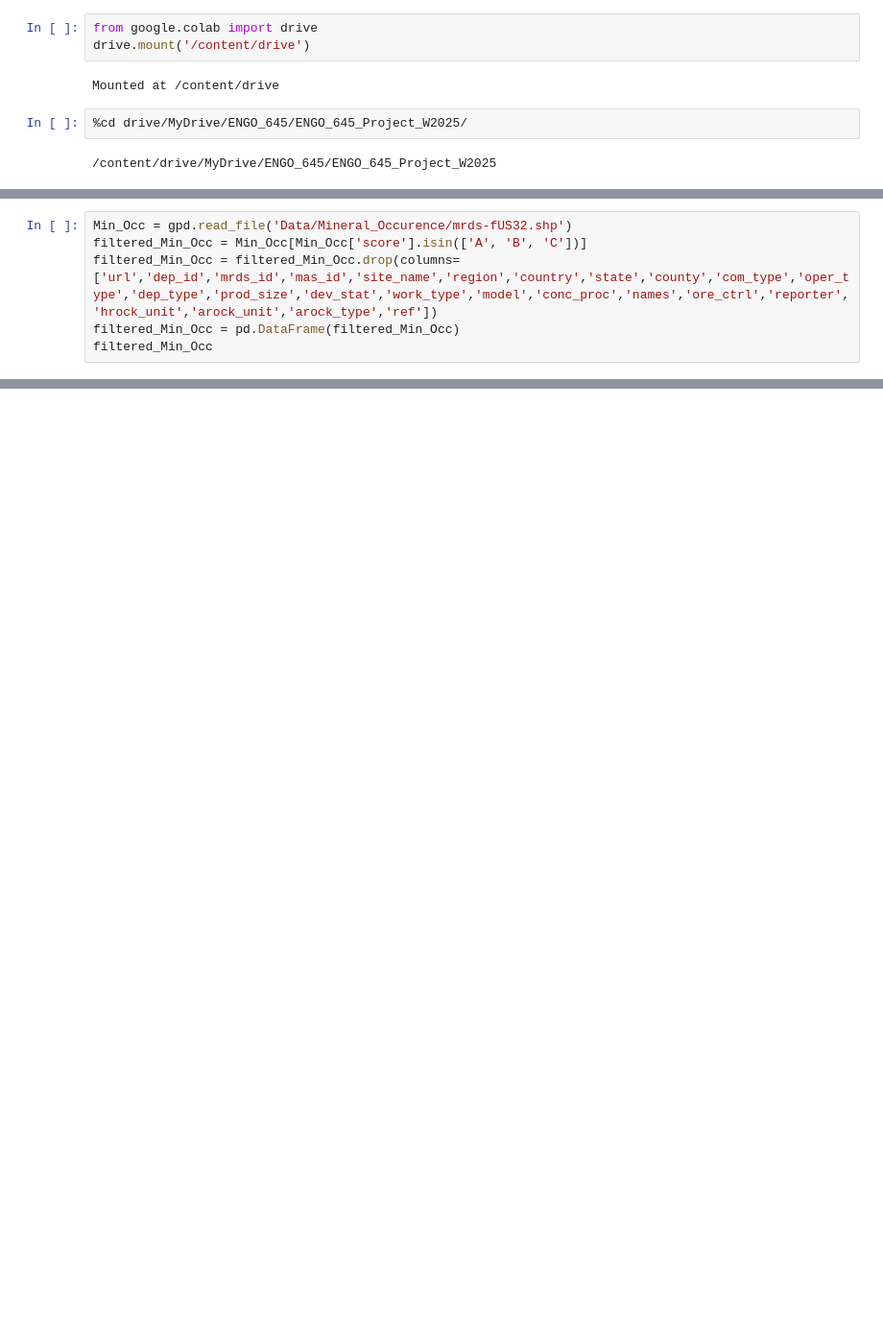
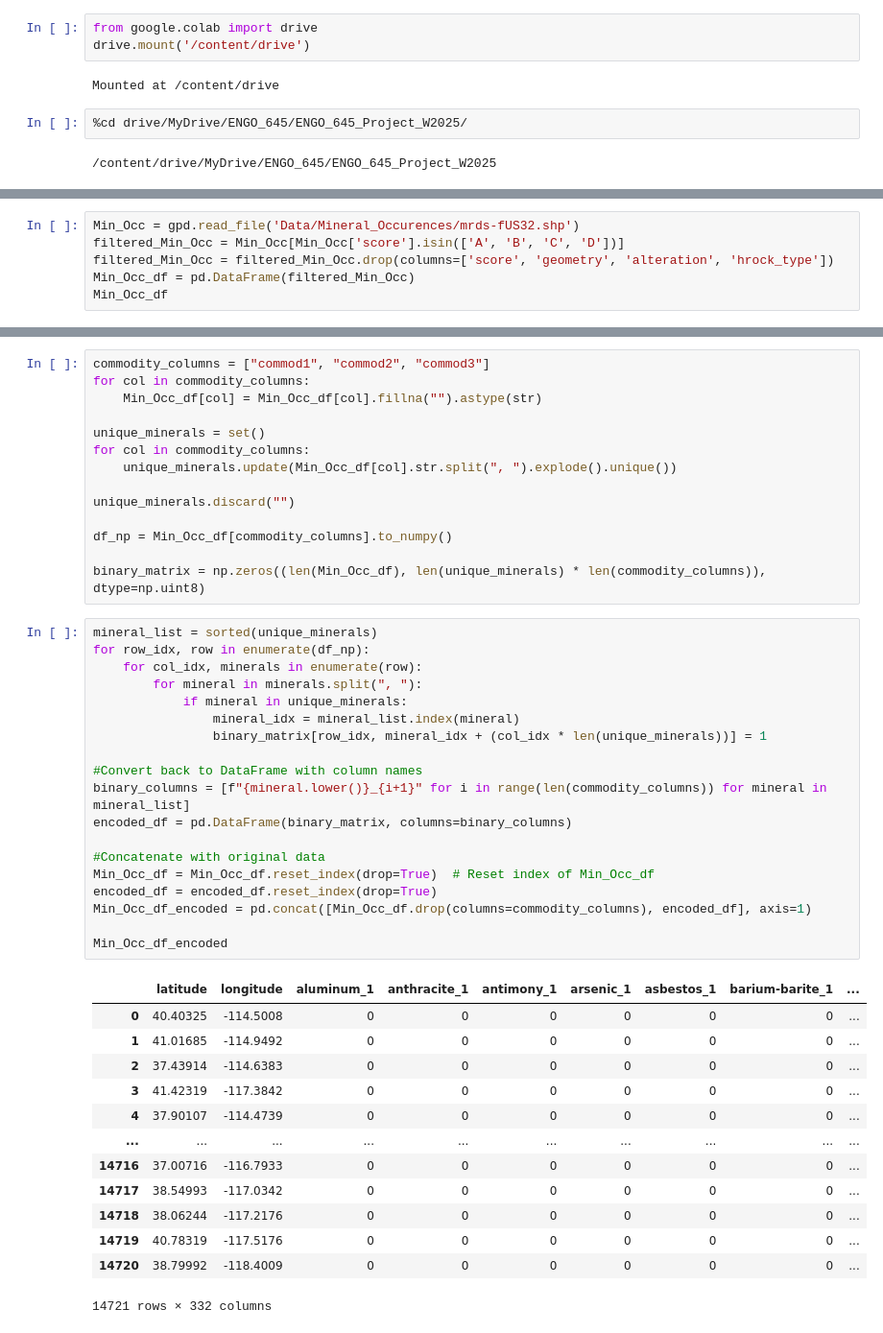
Before and after one commit to AnthonyKelly8/ENGO_645_Project_W2025, a Jupyter notebook: Data_Process.ipynb, the cells around one changed output, grey strips where cells are left out. Shown at 96% size. Saved outputs shown, nothing was run; the diff lists cells and outputs as text; blank space fills up the shorter version.

Commit message:
Preliminary model based on mineral occurence

```diff
--- a/Data_Process.ipynb
+++ b/Data_Process.ipynb
@@ -22,7 +24,7 @@ Mines_in_Nevada = gpd.sjoin(Mines, Nevada, how='inner', predicate='intersects')
 # %%
-Min_Occ = gpd.read_file('Data/Mineral_Occurence/mrds-fUS32.shp')
-filtered_Min_Occ = Min_Occ[Min_Occ['score'].isin(['A', 'B', 'C'])]
-filtered_Min_Occ = filtered_Min_Occ.drop(columns=['url','dep_id','mrds_id','mas_id','site_name','region','country','state','county','com_type','oper_type','dep_type','prod_size','dev_stat','work_type','model','conc_proc','names','ore_ctrl','reporter','hrock_unit','arock_unit','arock_type','ref'])
-filtered_Min_Occ = pd.DataFrame(filtered_Min_Occ)
-filtered_Min_Occ
+Min_Occ = gpd.read_file('Data/Mineral_Occurences/mrds-fUS32.shp')
+filtered_Min_Occ = Min_Occ[Min_Occ['score'].isin(['A', 'B', 'C', 'D'])]
+filtered_Min_Occ = filtered_Min_Occ.drop(columns=['score', 'geometry', 'alteration', 'hrock_type'])
+Min_Occ_df = pd.DataFrame(filtered_Min_Occ)
+Min_Occ_df
 # %% [output]
@@ -52,0 +44,47 @@ m
+# %%
+commodity_columns = ["commod1", "commod2", "commod3"]
+for col in commodity_columns:
+    Min_Occ_df[col] = Min_Occ_df[col].fillna("").astype(str)
+
+unique_minerals = set()
+for col in commodity_columns:
+    unique_minerals.update(Min_Occ_df[col].str.split(", ").explode().unique())
+
+unique_minerals.discard("")
+
+df_np = Min_Occ_df[commodity_columns].to_numpy()
+
+binary_matrix = np.zeros((len(Min_Occ_df), len(unique_minerals) * len(commodity_columns)), dtype=np.uint8)
+# %%
+mineral_list = sorted(unique_minerals)
+for row_idx, row in enumerate(df_np):
+    for col_idx, minerals in enumerate(row):
+        for mineral in minerals.split(", "):
+            if mineral in unique_minerals:
+                mineral_idx = mineral_list.index(mineral)
+                binary_matrix[row_idx, mineral_idx + (col_idx * len(unique_minerals))] = 1
+
+#Convert back to DataFrame with column names
+binary_columns = [f"{mineral.lower()}_{i+1}" for i in range(len(commodity_columns)) for mineral in mineral_list]
+encoded_df = pd.DataFrame(binary_matrix, columns=binary_columns)
+
+#Concatenate with original data
+Min_Occ_df = Min_Occ_df.reset_index(drop=True)  # Reset index of Min_Occ_df
+encoded_df = encoded_df.reset_index(drop=True)
+Min_Occ_df_encoded = pd.concat([Min_Occ_df.drop(columns=commodity_columns), encoded_df], axis=1)
+
+Min_Occ_df_encoded
+# %% [output]
+|  | latitude | longitude | aluminum_1 | anthracite_1 | antimony_1 | arsenic_1 | asbestos_1 | barium-barite_1 | ... |
+| 0 | 40.40325 | -114.5008 | 0 | 0 | 0 | 0 | 0 | 0 | ... |
+| 1 | 41.01685 | -114.9492 | 0 | 0 | 0 | 0 | 0 | 0 | ... |
+| 2 | 37.43914 | -114.6383 | 0 | 0 | 0 | 0 | 0 | 0 | ... |
+| 3 | 41.42319 | -117.3842 | 0 | 0 | 0 | 0 | 0 | 0 | ... |
+| 4 | 37.90107 | -114.4739 | 0 | 0 | 0 | 0 | 0 | 0 | ... |
+| ... | ... | ... | ... | ... | ... | ... | ... | ... | ... |
+| 14716 | 37.00716 | -116.7933 | 0 | 0 | 0 | 0 | 0 | 0 | ... |
+| 14717 | 38.54993 | -117.0342 | 0 | 0 | 0 | 0 | 0 | 0 | ... |
+| 14718 | 38.06244 | -117.2176 | 0 | 0 | 0 | 0 | 0 | 0 | ... |
+| 14719 | 40.78319 | -117.5176 | 0 | 0 | 0 | 0 | 0 | 0 | ... |
+| 14720 | 38.79992 | -118.4009 | 0 | 0 | 0 | 0 | 0 | 0 | ... |
+14721 rows × 332 columns
```
Also changed, not shown: parts of 13 cells of this notebook.
